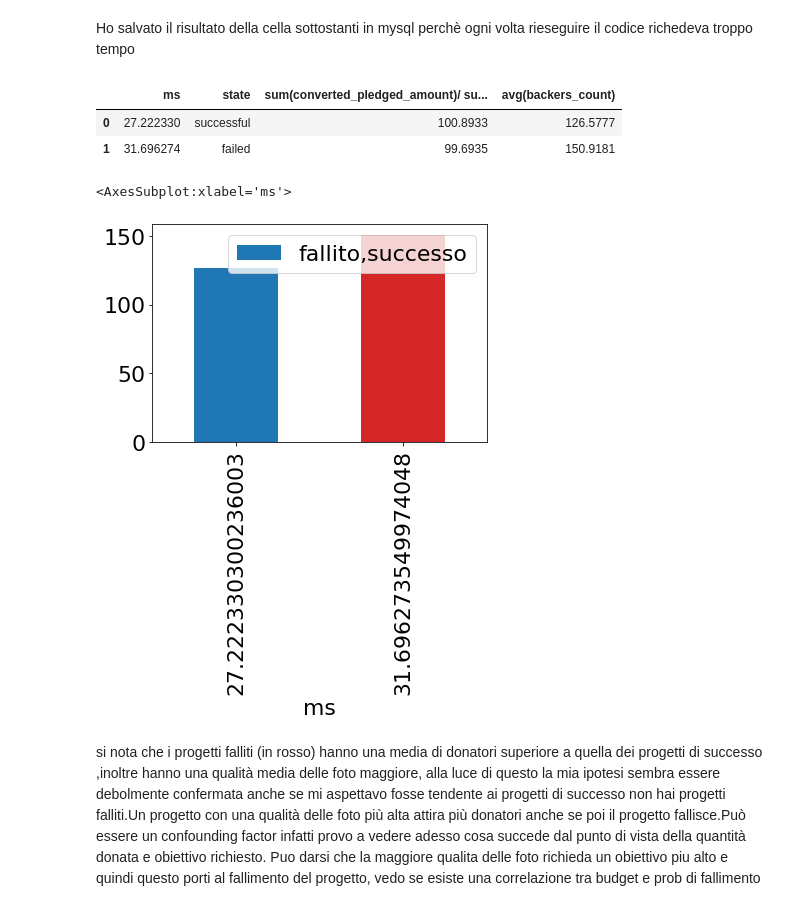
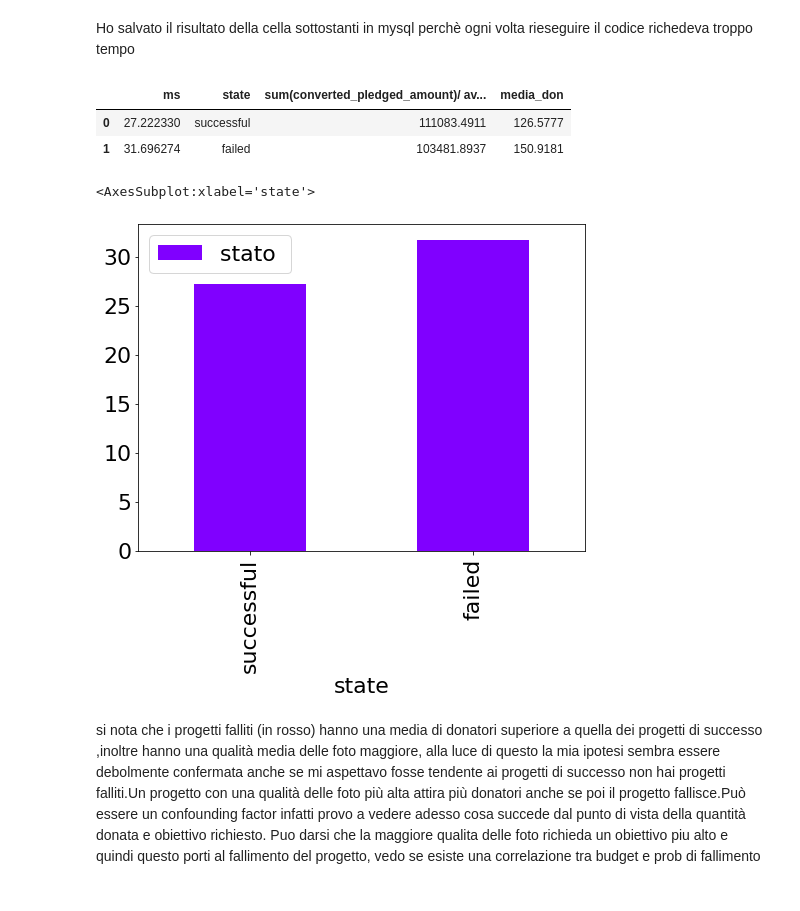
Before and after one commit to AlessandroCapici/Tesi_Triennale, a Jupyter notebook: Analisi dati.ipynb, the cells around one changed output. Saved outputs shown, nothing was run; the diff lists cells and outputs as text; code cells hidden in the pictures.

```diff
--- a/Analisi dati.ipynb
+++ b/Analisi dati.ipynb
@@ -609,18 +657,18 @@ for i in range (0,int(random_test.size/10)):
 #random_test['score']=score
 #sql.to_sql(random_test,con=engine,name='score',if_exists='replace')
 # %%
-query="select tb.ms,tb.state,sum(converted_pledged_amount)/ sum(backers_count),avg(backers_count) from score,(select state ,avg(score)as ms from score group by state)  as tb where (tb.ms>=score.score and score.state='successful') or (tb.ms<=score.score and score.state='failed') group by tb.ms"
+query="select tb.ms,tb.state,sum(converted_pledged_amount)/ avg(backers_count) ,avg(backers_count) as media_don from score,(select state ,avg(score)as ms from score group by state)  as tb where (tb.ms>=score.score and score.state='successful') or (tb.ms<=score.score and score.state='failed') group by tb.ms"
 result_query=sql.read_sql_query(query,engine)
 result_query
 # %% [output]
-|  | ms | state | sum(converted_pledged_amount)/ su... | avg(backers_count) |
-| 0 | 27.222330 | successful | 100.8933 | 126.5777 |
-| 1 | 31.696274 | failed | 99.6935 | 150.9181 |
+|  | ms | state | sum(converted_pledged_amount)/ av... | media_don |
+| 0 | 27.222330 | successful | 111083.4911 | 126.5777 |
+| 1 | 31.696274 | failed | 103481.8937 | 150.9181 |
 # %%
-result_query.plot(x='ms' ,y ='avg(backers_count)' ,kind='bar',color=['C0','C3'],label='fallito,successo')
+result_query.plot(x='state' ,y ='ms' ,kind='bar',colormap='rainbow',label='stato ',figsize=(8,6))
 # %% [output]
-<AxesSubplot:xlabel='ms'>
+<AxesSubplot:xlabel='state'>
-[figure, old version]
+[figure, new version]
 # %% [markdown]
 si nota che i progetti falliti (in rosso) hanno una media di donatori superiore a quella dei progetti di successo ,inoltre hanno una qualità media delle foto maggiore, alla luce di questo la mia ipotesi sembra essere debolmente confermata anche se mi aspettavo fosse tendente ai progetti di successo non hai progetti falliti.Un progetto con una qualità delle foto più alta attira più donatori anche se poi il progetto fallisce.Può essere un confounding factor infatti provo a vedere adesso cosa succede dal punto di vista della quantità donata e obiettivo richiesto.
 Puo darsi che la maggiore qualita delle foto richieda un obiettivo piu alto e quindi questo porti al fallimento del progetto, vedo se esiste una correlazione tra budget e prob di fallimento
```
Also changed, not shown: parts of 33 cells of this notebook.
